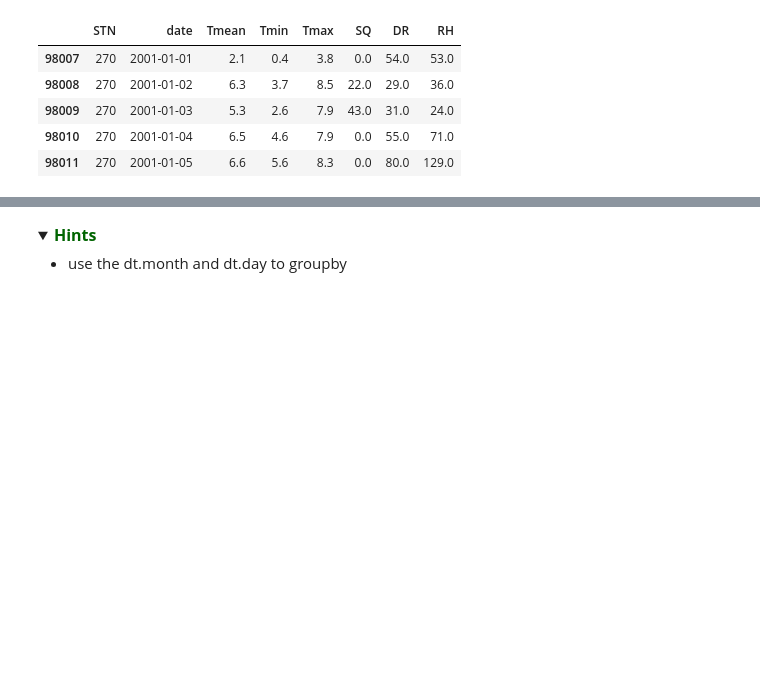
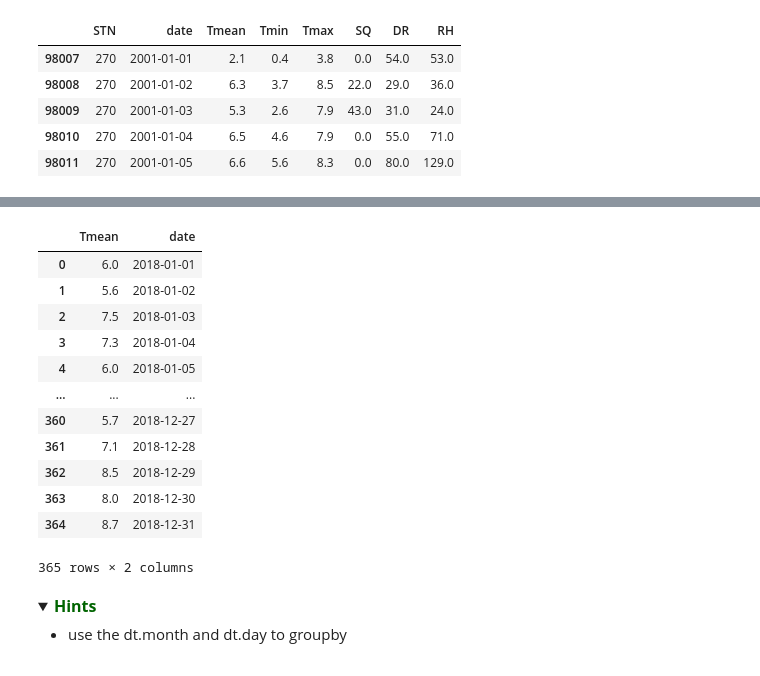
Before and after one commit to CharmingChocobo/PROG1, a Jupyter notebook: assessments/Assignment_week_04a.ipynb, the cells around one changed output, grey strips where cells are left out. Drawn from its saved outputs; the diff is of its cells as text; code cells hidden in the pictures; folded sections open; blank space fills up the shorter version.

```diff
--- a/assessments/Assignment_week_04a.ipynb
+++ b/assessments/Assignment_week_04a.ipynb
@@ -368,16 +328,20 @@ df_test.groupby(['month', 'day']).min()
 # %%
-# Groupby on df_before_2018 to get the Tmean
+# Groupby on df_2018 to get the Tmean
 
-df_test = df_2018.copy()
+df_temp1 = df_2018.copy()
 
-df_test['month'] = df_test['date'].dt.month
-df_test['year'] = df_test['date'].dt.year
-df_test['day'] = df_test['date'].dt.day
+# Split [date] into the different date formats, so that the groupby can be done on ['month','day']
+df_temp1['month'] = df_temp1['date'].dt.month
+df_temp1['year'] = df_temp1['date'].dt.year
+df_temp1['day'] = df_temp1['date'].dt.day
 
 # df_test = df_test.set_index([#'year',
 #                              'month',
 #                              'day',
 #                             ]).sort_index()
 
-df_groupedbymonthday_2018 = df_test.groupby(['month','day']
-                                      )
+df_groupedbymonthday_2018 = df_temp1.groupby(['month','day'])
+
+# Tmean of 2018
+ser_Tmean_2018 = df_groupedbymonthday_2018.mean()['Tmean']
+ser_Tmean_2018
@@ -439,3 +439,32 @@ df_over_years = pd.merge(left=ser_Tmin, right=ser_Tmax, on= ['month', 'day'])
+# %%
+# Same trick for df_2018
+df_temp4 = ser_Tmean_2018.copy()
+
+df_temp4 = df_temp4.reset_index()
+df_temp4['year'] = '2018'
+df_temp4
+# https://cmdlinetips.com/2021/02/combine-year-month-and-day-columns-to-single-date-in-pandas/
+
+cols=["year","month","day"]
+df_temp4['date'] = df_temp4[cols].apply(lambda x: '-'.join(x.values.astype(str)), axis="columns")
+df_temp4['date'] = pd.to_datetime(df_temp4['date'], format= "%Y-%m-%d")
+df_temp4 = df_temp4.drop(columns= ['month','day', 'year']).copy()
+ser_Tmean_2018 = df_temp4.copy()
+ser_Tmean_2018
+# %% [output]
+|  | Tmean | date |
+| 0 | 6.0 | 2018-01-01 |
+| 1 | 5.6 | 2018-01-02 |
+| 2 | 7.5 | 2018-01-03 |
+| 3 | 7.3 | 2018-01-04 |
+| 4 | 6.0 | 2018-01-05 |
+| ... | ... | ... |
+| 360 | 5.7 | 2018-12-27 |
+| 361 | 7.1 | 2018-12-28 |
+| 362 | 8.5 | 2018-12-29 |
+| 363 | 8.0 | 2018-12-30 |
+| 364 | 8.7 | 2018-12-31 |
+365 rows × 2 columns
 # %%
 # def month_day(df_multipleyears):
 #     #your code to reform data here
```
Also changed, not shown: parts of 25 cells of this notebook.
